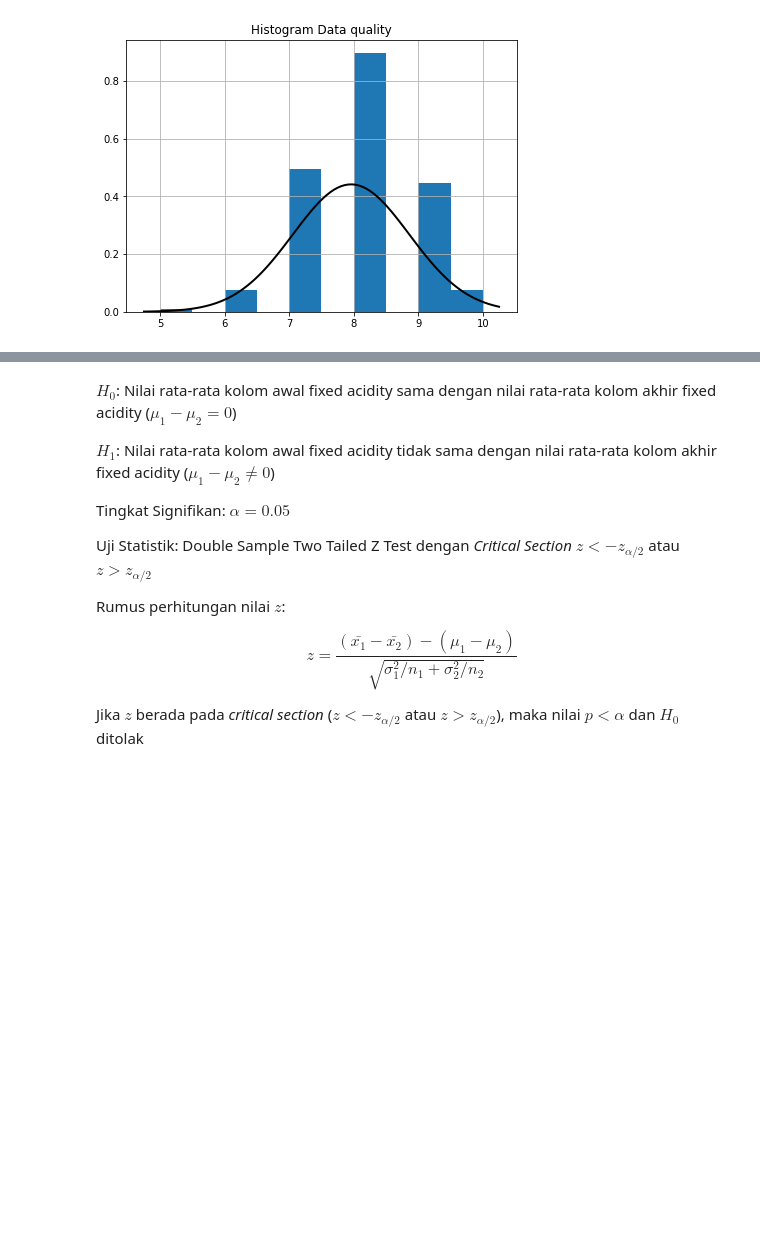
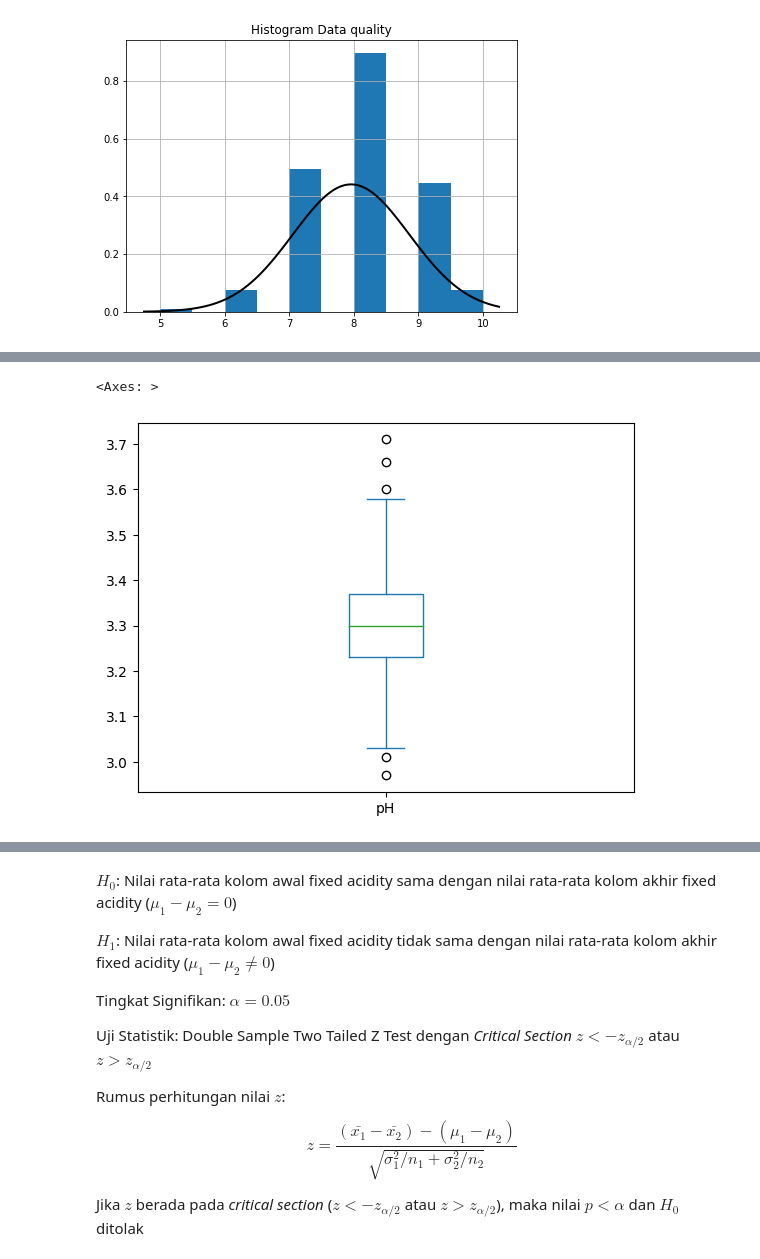
Before and after one commit to bangkitdc/hyphotesis_testing, a Jupyter notebook: main.ipynb, the cells around one changed output, grey strips where cells are left out. Saved outputs shown, nothing was run; the diff lists cells and outputs as text; code cells hidden in the pictures; blank space fills up the shorter version.

```diff
--- a/main.ipynb
+++ b/main.ipynb
@@ -356,0 +362,5 @@ kolom quality TIDAK berdistribusi normal
+# %%
+df["pH"].plot(kind="box")
+# %% [output]
+<Axes: >
+[figure, added]
```
Also changed, not shown: parts of 30 cells of this notebook.
